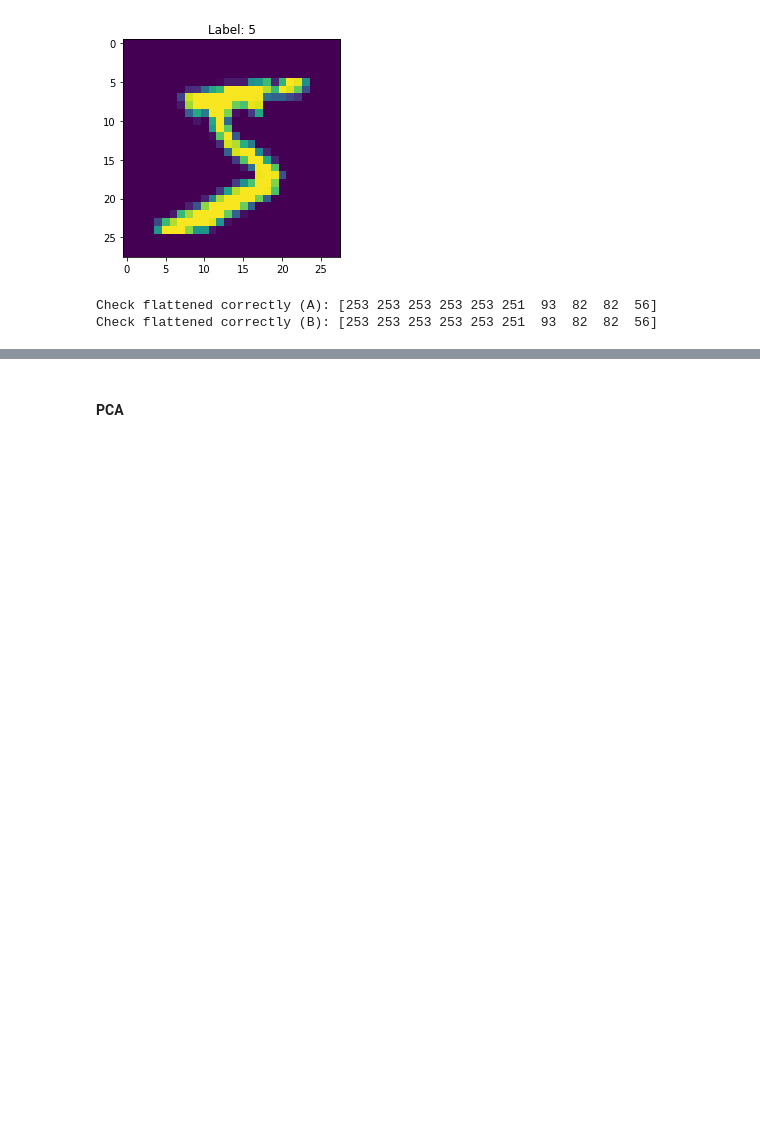
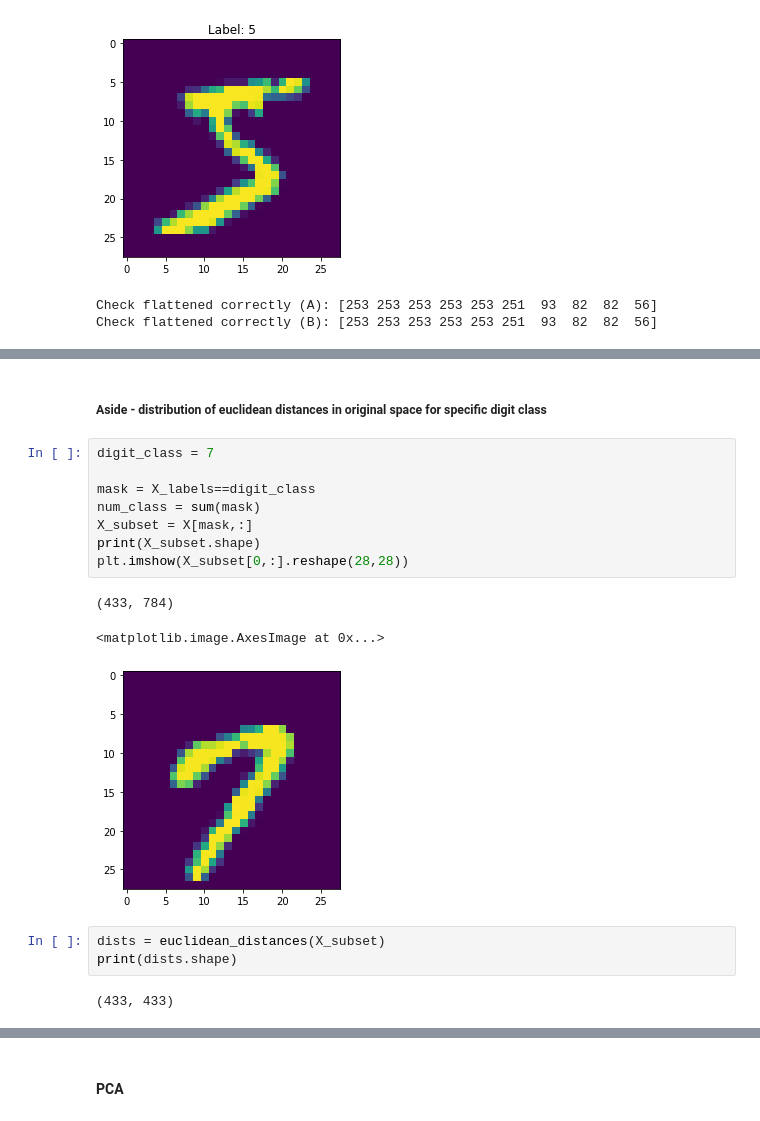
Before and after one commit to hlml-toronto/machinelearning, a Jupyter notebook: guides/unsupervised/embeddings_tSNE_UMAP.ipynb, the cells around one changed output, grey strips where cells are left out. Saved outputs shown, nothing was run; the diff lists cells and outputs as text; blank space fills up the shorter version.

```diff
--- a/guides/unsupervised/embeddings_tSNE_UMAP.ipynb
+++ b/guides/unsupervised/embeddings_tSNE_UMAP.ipynb
@@ -170,0 +195,19 @@ X_labels = mnist_labels[:M]
+# %% [markdown]
+##### Aside - distribution of euclidean distances in original space for specific digit class
+# %%
+digit_class = 7
+
+mask = X_labels==digit_class
+num_class = sum(mask)
+X_subset = X[mask,:]
+print(X_subset.shape)
+plt.imshow(X_subset[0,:].reshape(28,28))
+# %% [output]
+(433, 784)
+<matplotlib.image.AxesImage at 0x...>
+[figure, added]
+# %%
+dists = euclidean_distances(X_subset)
+print(dists.shape)
+# %% [output]
+(433, 433)
```
Also changed, not shown: parts of 18 cells of this notebook.
